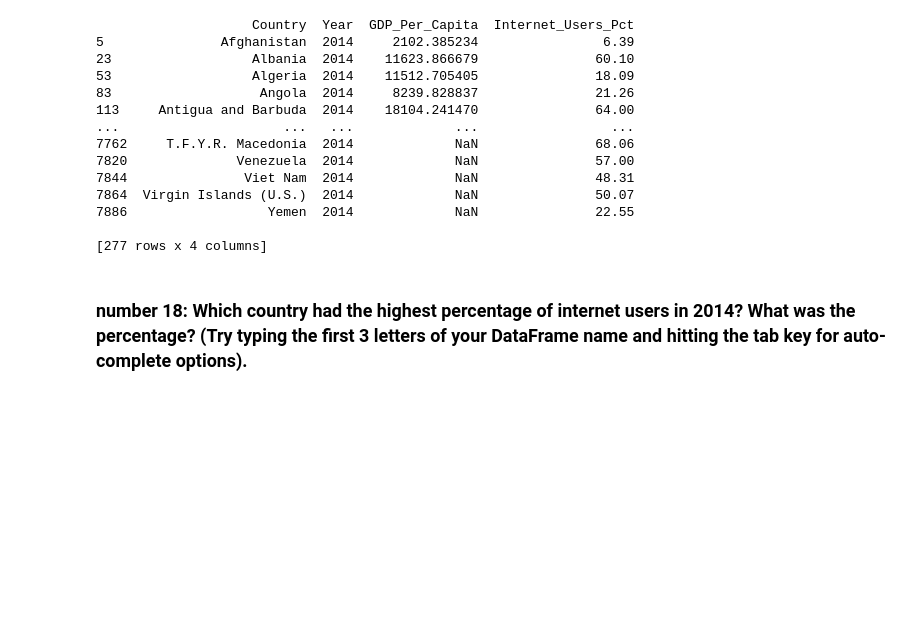
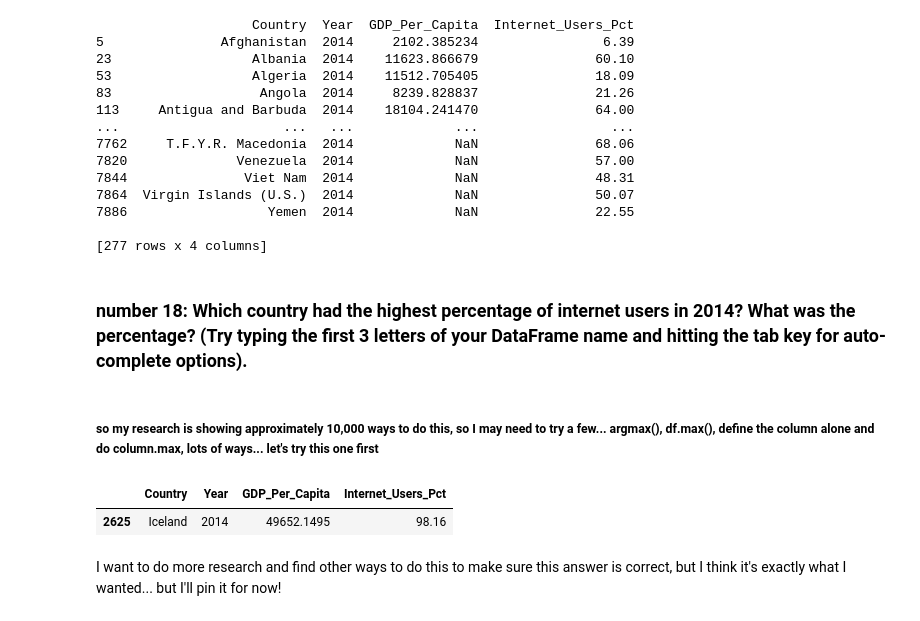
Before and after one commit to NSS-Data-Analytics-Cohort-6/gdp-and-internet-usage-atinglis314, a Jupyter notebook: notebooks/gdp_and_internet_usage_script.ipynb, the cells around one changed output. Cells and saved outputs as stored; diff of their text form; code cells hidden in the pictures; blank space fills up the shorter version.

Commit message:
done-ish with #18, want to check answer

```diff
--- a/notebooks/gdp_and_internet_usage_script.ipynb
+++ b/notebooks/gdp_and_internet_usage_script.ipynb
@@ -424,3 +424,12 @@ print(df_2014)
 [277 rows x 4 columns]
 # %% [markdown]
 ### number 18: Which country had the highest percentage of internet users in 2014? What was the percentage? (Try typing the first 3 letters of your DataFrame name and hitting the tab key for auto-complete options).
+# %% [markdown]
+##### so my research is showing approximately 10,000 ways to do this, so I may need to try a few... argmax(), df.max(), define the column alone and do column.max, lots of ways... let's try this one first
+# %%
+df_2014[df_2014['Internet_Users_Pct']==df_2014['Internet_Users_Pct'].max()]
+# %% [output]
+|  | Country | Year | GDP_Per_Capita | Internet_Users_Pct |
+| 2625 | Iceland | 2014 | 49652.1495 | 98.16 |
+# %% [markdown]
+I want to do more research and find other ways to do this to make sure this answer is correct, but I think it's exactly what I wanted... but I'll pin it for now!
```
